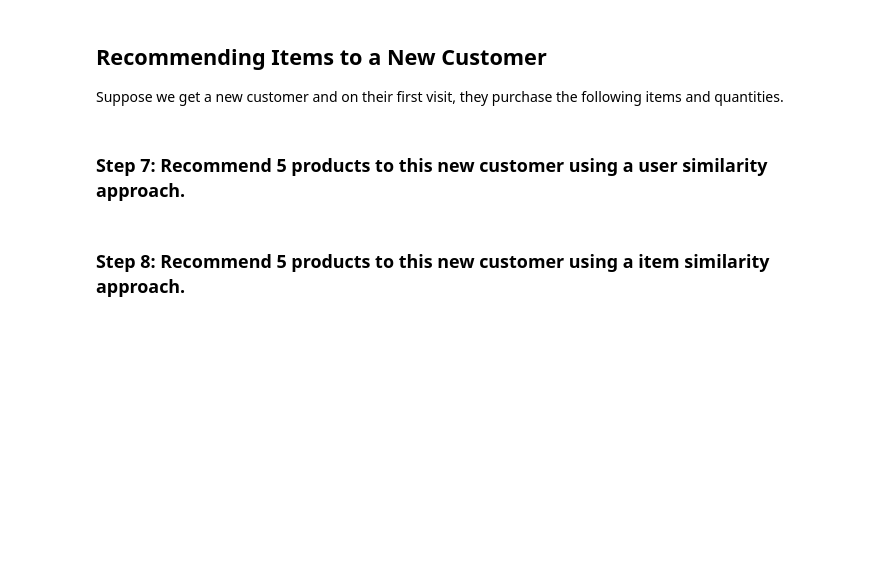
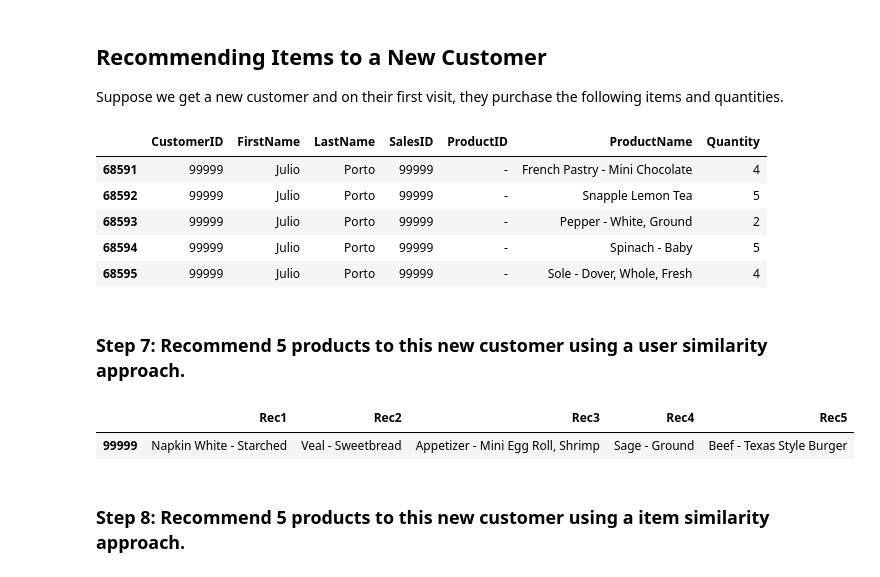
Before and after one commit to ironhack-datalabs/datamad1019, a Jupyter notebook: module-2/lab-recommender-deepdive/your-code/main.ipynb, the cells around one changed output. Cells and saved outputs as stored; diff of their text form; code cells hidden in the pictures; blank space fills up the shorter version.

```diff
--- a/module-2/lab-recommender-deepdive/your-code/main.ipynb
+++ b/module-2/lab-recommender-deepdive/your-code/main.ipynb
@@ -254,19 +265,64 @@ for i in listID:
 
 Suppose we get a new customer and on their first visit, they purchase the following items and quantities.
 # %%
+data = pd.read_csv('../data/customer_product_sales.csv')
 new_customer = {'Cookies - Assorted':3,
                 'Flavouring - Orange':3,
                 'Fenngreek Seed':1,
                 'Wine - White Cab Sauv.on':1,
                 'Bandage - Flexible Neon':3,
                 'Oil - Shortening - All - Purpose':2,
                 'Beef - Montreal Smoked Brisket':4,
                 'French Pastry - Mini Chocolate':4,
                 'Snapple Lemon Tea':5,
                 'Pepper - White, Ground':2,
                 'Spinach - Baby':5,
                 'Sole - Dover, Whole, Fresh':4}
+products = pd.DataFrame.from_dict(new_customer, orient="index").reset_index()
+products.columns = ["ProductName", "Quantity"]
+rest = pd.DataFrame.from_dict({
+        "CustomerID" : 99999,
+        "FirstName" : "Julio",
+        "LastName" : "Porto",
+        "SalesID" : 99999,
+        "ProductID": "-",
+    },orient = "index").T
+rest = pd.concat([rest]*12, ignore_index=True)
+rest = pd.concat([rest,products],axis=1)
+data = pd.concat([data,rest], ignore_index=True)
+data.tail(5)
+# %% [output]
+|  | CustomerID | FirstName | LastName | SalesID | ProductID | ProductName | Quantity |
+| 68591 | 99999 | Julio | Porto | 99999 | - | French Pastry - Mini Chocolate | 4 |
+| 68592 | 99999 | Julio | Porto | 99999 | - | Snapple Lemon Tea | 5 |
+| 68593 | 99999 | Julio | Porto | 99999 | - | Pepper - White, Ground | 2 |
+| 68594 | 99999 | Julio | Porto | 99999 | - | Spinach - Baby | 5 |
+| 68595 | 99999 | Julio | Porto | 99999 | - | Sole - Dover, Whole, Fresh | 4 |
 # %% [markdown]
 ### Step 7: Recommend 5 products to this new customer using a user similarity approach.
+# %%
+cust_prod_pivot = prod_cust_pivot.T
+cust_prod_pivot = cust_prod_pivot.div(cust_prod_pivot.sum(axis=1), axis=0)
+prod_cust_pivot = prod_cust_pivot.div(prod_cust_pivot.sum(axis=1), axis=0)
+
+similarity = squareform(pdist(cust_prod_pivot, metric = "cosine"))
+similarity = pd.DataFrame(1/(1+similarity), columns= cust_prod_pivot.index, index= cust_prod_pivot.index)
+
+top_5 = similarity.loc[99999].sort_values(ascending = False)[1:].head()
+prod_5_top = customer_products[customer_products.CustomerID.isin(top_5.index)]
+top5_products = prod_5_top.groupby(by = "ProductName").sum().sort_values(by = "Quantity", ascending = False)
+top5_products.reset_index(inplace=True)
+top5_products = top5_products[["ProductName", "Quantity"]]
+merge = pd.merge(top5_products,pd.DataFrame(cust_prod_pivot.T[99999]), on = "ProductName")
+merge.columns = ["ProductName", "Quantity", "Purchased"]
+recomendation = merge[merge["Purchased"]==0].sort_values(by = "Quantity", ascending = False)[:5]
+all_recomendations = list(recomendation["ProductName"])
+user_rec = pd.DataFrame(all_recomendations).T.reset_index(drop = True)
+user_rec.columns= ["Rec1", "Rec2", "Rec3", "Rec4", "Rec5"]
+user_rec.index=[99999]
+user_rec.head()
+# %% [output]
+|  | Rec1 | Rec2 | Rec3 | Rec4 | Rec5 |
+| 99999 | Napkin White - Starched | Veal - Sweetbread | Appetizer - Mini Egg Roll, Shrimp | Sage - Ground | Beef - Texas Style Burger |
 # %% [markdown]
 ### Step 8: Recommend 5 products to this new customer using a item similarity approach.
```
Also changed, not shown: parts of 2 cells of this notebook.
